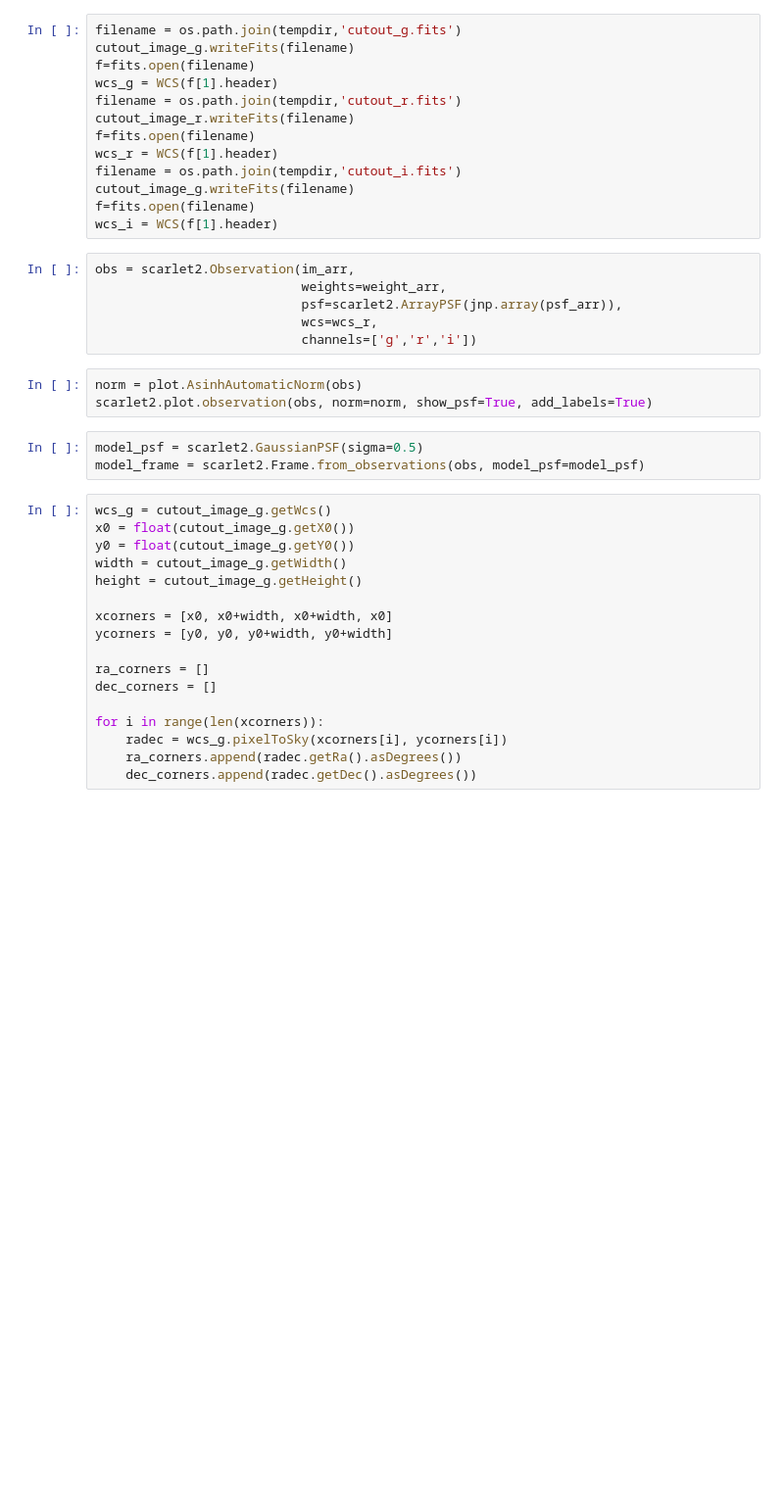
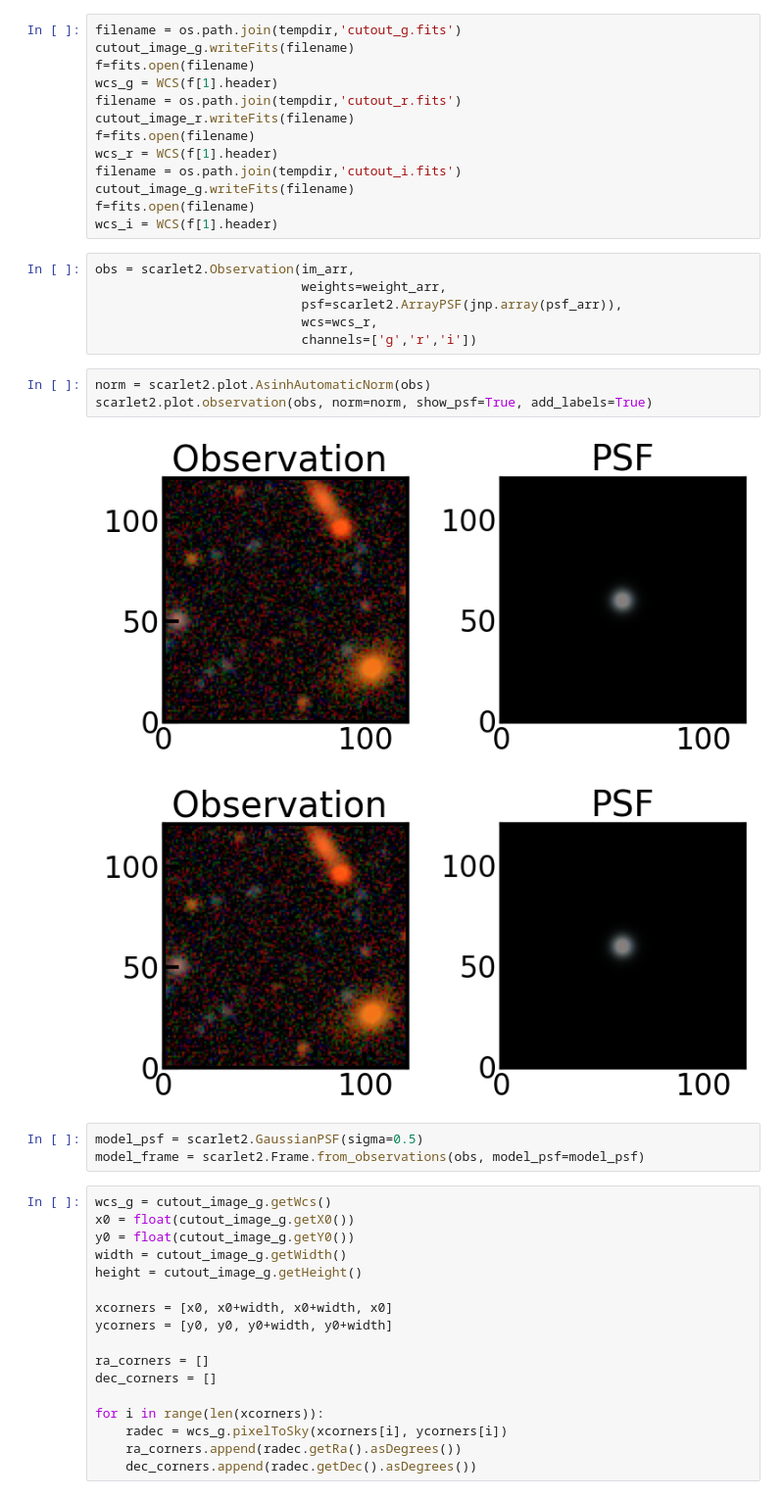
Before and after one commit to charlotteaward/Scarlet2demo_RSP, a Jupyter notebook: runScarlet2coadd.ipynb, the cells around one changed output. Shown at 98% size. Cells and saved outputs as stored; diff of their text form; blank space fills up the shorter version.

```diff
--- a/runScarlet2coadd.ipynb
+++ b/runScarlet2coadd.ipynb
@@ -179,8 +180,11 @@ obs = scarlet2.Observation(im_arr,
                            wcs=wcs_r,
                            channels=['g','r','i'])
 # %%
-norm = plot.AsinhAutomaticNorm(obs)
+norm = scarlet2.plot.AsinhAutomaticNorm(obs)
 scarlet2.plot.observation(obs, norm=norm, show_psf=True, add_labels=True)
+# %% [output]
+[figure, added]
+[figure, added]
 # %%
 model_psf = scarlet2.GaussianPSF(sigma=0.5)
 model_frame = scarlet2.Frame.from_observations(obs, model_psf=model_psf)
```
Also changed, not shown: parts of 8 cells of this notebook.
